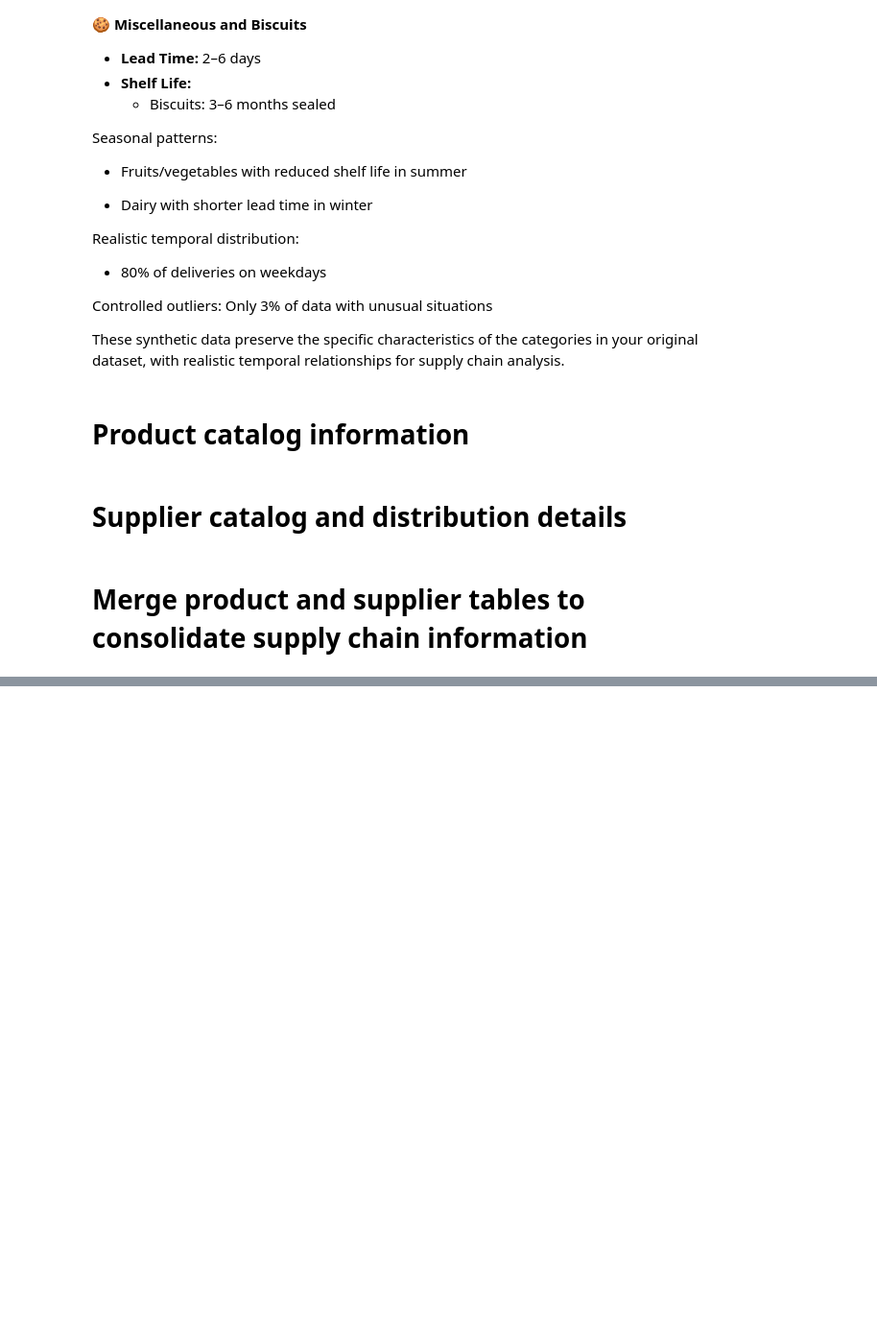
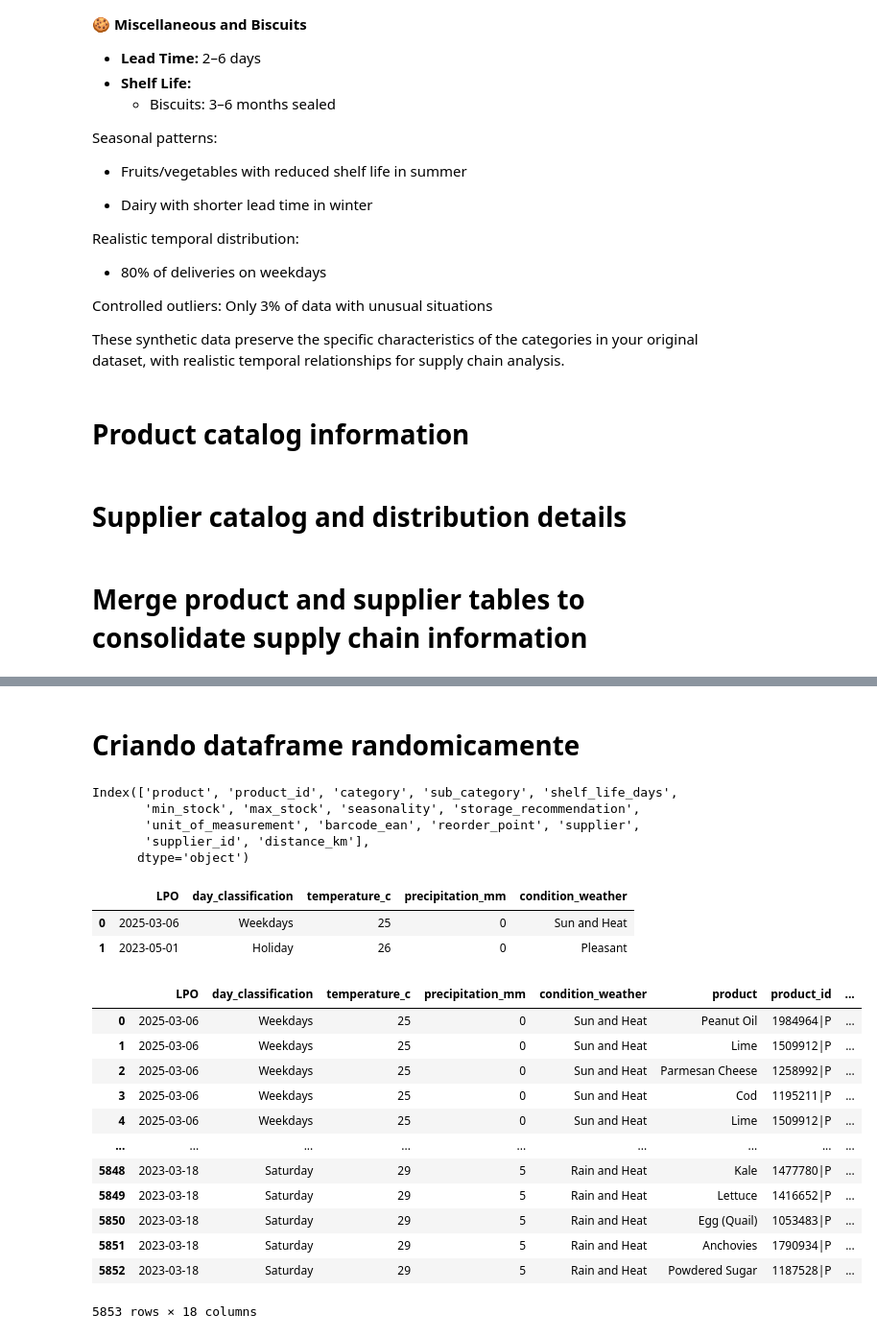
Before and after one commit to rbalbinotti/smart-supply-chain-ai, a Jupyter notebook: notebooks/synthetic_grocery.ipynb, the cells around one changed output, grey strips where cells are left out. Shown at 96% size. Cells and saved outputs as stored; diff of their text form; code cells hidden in the pictures; blank space fills up the shorter version.

Commit message:
feat:create dataframe for dates

```diff
--- a/notebooks/synthetic_grocery.ipynb
+++ b/notebooks/synthetic_grocery.ipynb
@@ -156,0 +171,24 @@ supply_df = pd.merge(products, suppliers, left_on='product', right_on='products'
+# %%
+# Define the start date of the time range
+start_date = pd.to_datetime('2023-03-01')
+
+# Define the end date
+end_date = pd.to_datetime('2025-03-31')
+
+# Create a daily date range from start_date to end_date
+date_range = pd.date_range(start=start_date, end=end_date, freq='D')
+
+# Specify the number of rows in the dataset (i.e., total number of records to generate)
+n_rows = 1500
+# %%
+# Randomly sample dates from the date range
+random_dates = np.random.choice(date_range, size=n_rows, replace=True)
+
+# Create a DataFrame with the sampled dates
+date_df = pd.DataFrame({
+    'LPO': random_dates
+})
+# %%
+date_df['day_classification'] = date_df['LPO'].apply(create_data_functions.day_classification)
+# %%
+date_df[['temperature_c', 'precipitation_mm', 'condition_weather']] = date_df['LPO'].apply(lambda x: pd.Series(create_data_functions.simulate_weather(x)))
@@ -156,0 +211,10 @@ supply_df = pd.merge(products, suppliers, left_on='product', right_on='products'
+# %% [markdown]
+# Criando dataframe randomicamente
+# %%
+supply_df.columns
+# %% [output]
+Index(['product', 'product_id', 'category', 'sub_category', 'shelf_life_days',
+       'min_stock', 'max_stock', 'seasonality', 'storage_recommendation',
+       'unit_of_measurement', 'barcode_ean', 'reorder_point', 'supplier',
+       'supplier_id', 'distance_km'],
+      dtype='object')
@@ -157,3 +305,25 @@ supply_df = pd.merge(products, suppliers, left_on='product', right_on='products'
+# %%
+date_df.head(2)
+# %% [output]
+|  | LPO | day_classification | temperature_c | precipitation_mm | condition_weather |
+| 0 | 2025-03-06 | Weekdays | 25 | 0 | Sun and Heat |
+| 1 | 2023-05-01 | Holiday | 26 | 0 | Pleasant |
+# %%
+simular_stock_diario(date_df, supply_df)
+# %% [output]
+|  | LPO | day_classification | temperature_c | precipitation_mm | condition_weather | product | product_id | ... |
+| 0 | 2025-03-06 | Weekdays | 25 | 0 | Sun and Heat | Peanut Oil | 1984964|P | ... |
+| 1 | 2025-03-06 | Weekdays | 25 | 0 | Sun and Heat | Lime | 1509912|P | ... |
+| 2 | 2025-03-06 | Weekdays | 25 | 0 | Sun and Heat | Parmesan Cheese | 1258992|P | ... |
+| 3 | 2025-03-06 | Weekdays | 25 | 0 | Sun and Heat | Cod | 1195211|P | ... |
+| 4 | 2025-03-06 | Weekdays | 25 | 0 | Sun and Heat | Lime | 1509912|P | ... |
+| ... | ... | ... | ... | ... | ... | ... | ... | ... |
+| 5848 | 2023-03-18 | Saturday | 29 | 5 | Rain and Heat | Kale | 1477780|P | ... |
+| 5849 | 2023-03-18 | Saturday | 29 | 5 | Rain and Heat | Lettuce | 1416652|P | ... |
+| 5850 | 2023-03-18 | Saturday | 29 | 5 | Rain and Heat | Egg (Quail) | 1053483|P | ... |
+| 5851 | 2023-03-18 | Saturday | 29 | 5 | Rain and Heat | Anchovies | 1790934|P | ... |
+| 5852 | 2023-03-18 | Saturday | 29 | 5 | Rain and Heat | Powdered Sugar | 1187528|P | ... |
+5853 rows × 18 columns
 # %%
 supply_df
 # %% [output]
```
Also changed, not shown: parts of 54 cells of this notebook.
